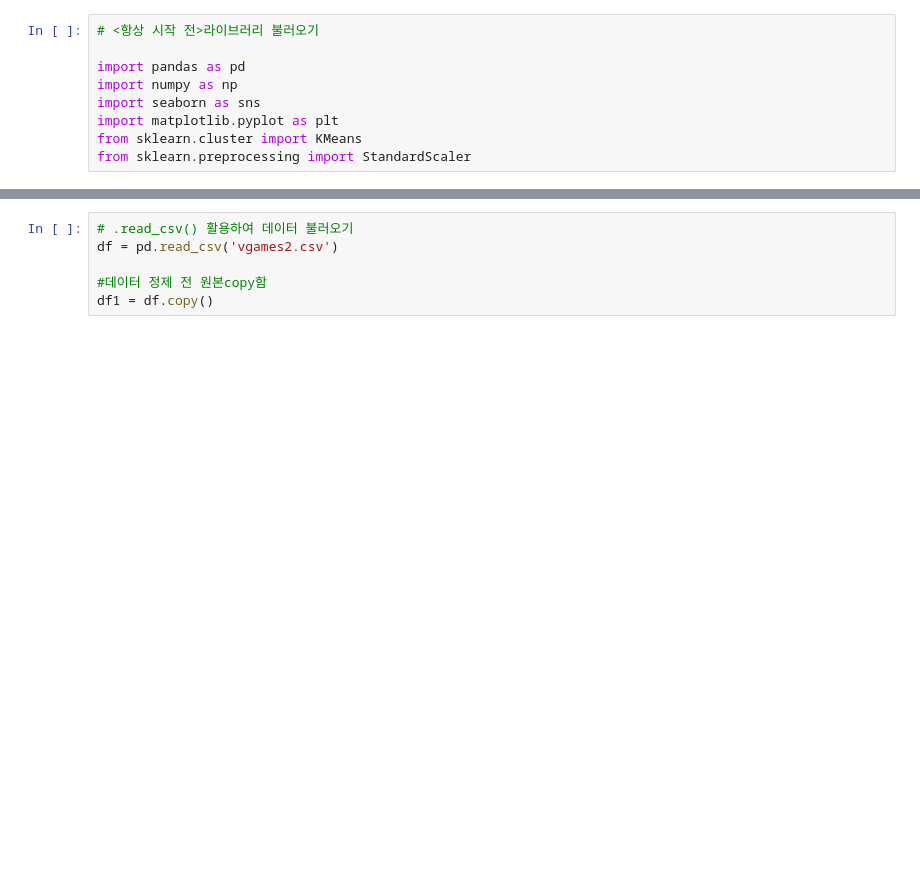
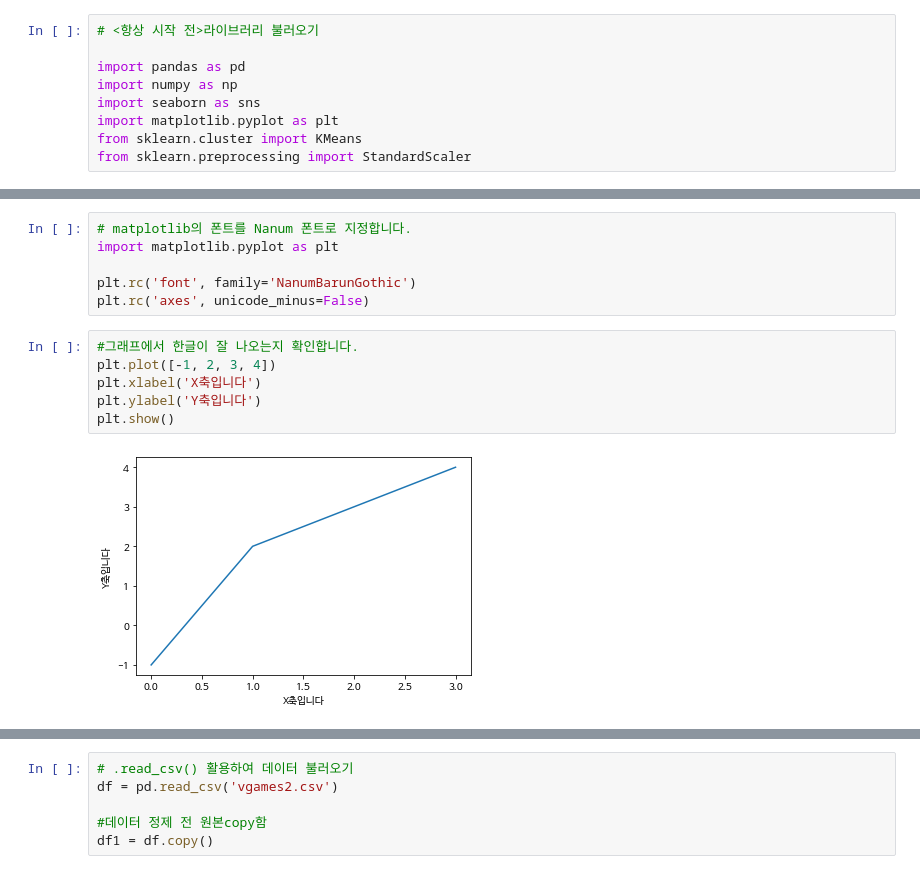
Before and after one commit to severancej/colorful_project, a Jupyter notebook: AI_14_장지은_Section1.ipynb, the cells around one changed output, grey strips where cells are left out. Saved outputs shown, nothing was run; the diff lists cells and outputs as text; blank space fills up the shorter version.

```diff
--- a/AI_14_장지은_Section1.ipynb
+++ b/AI_14_장지은_Section1.ipynb
@@ -12,3 +38,17 @@ from sklearn.preprocessing import StandardScaler
+# %%
+# matplotlib의 폰트를 Nanum 폰트로 지정합니다.
+import matplotlib.pyplot as plt
+
+plt.rc('font', family='NanumBarunGothic')
+plt.rc('axes', unicode_minus=False)
+# %%
+#그래프에서 한글이 잘 나오는지 확인합니다.
+plt.plot([-1, 2, 3, 4])
+plt.xlabel('X축입니다')
+plt.ylabel('Y축입니다')
+plt.show()
+# %% [output]
+[figure, added]
 # %%
 #파일 업로드
 from google.colab import files
```
Also changed, not shown: parts of 6 cells of this notebook.
